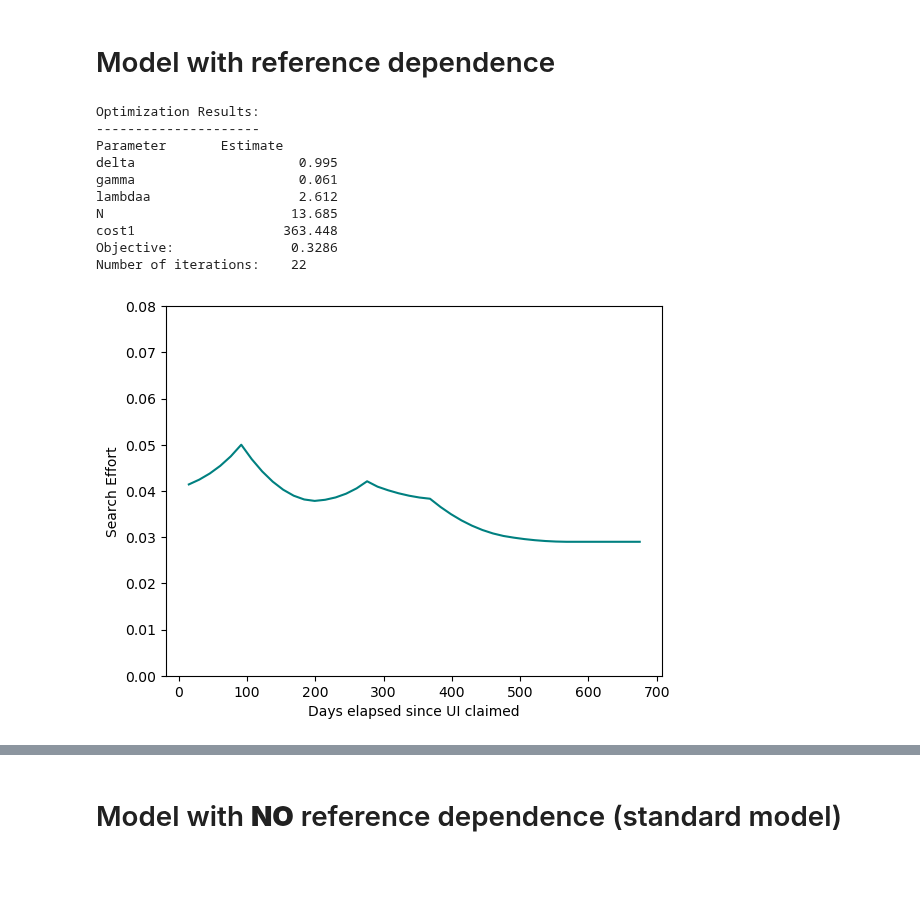
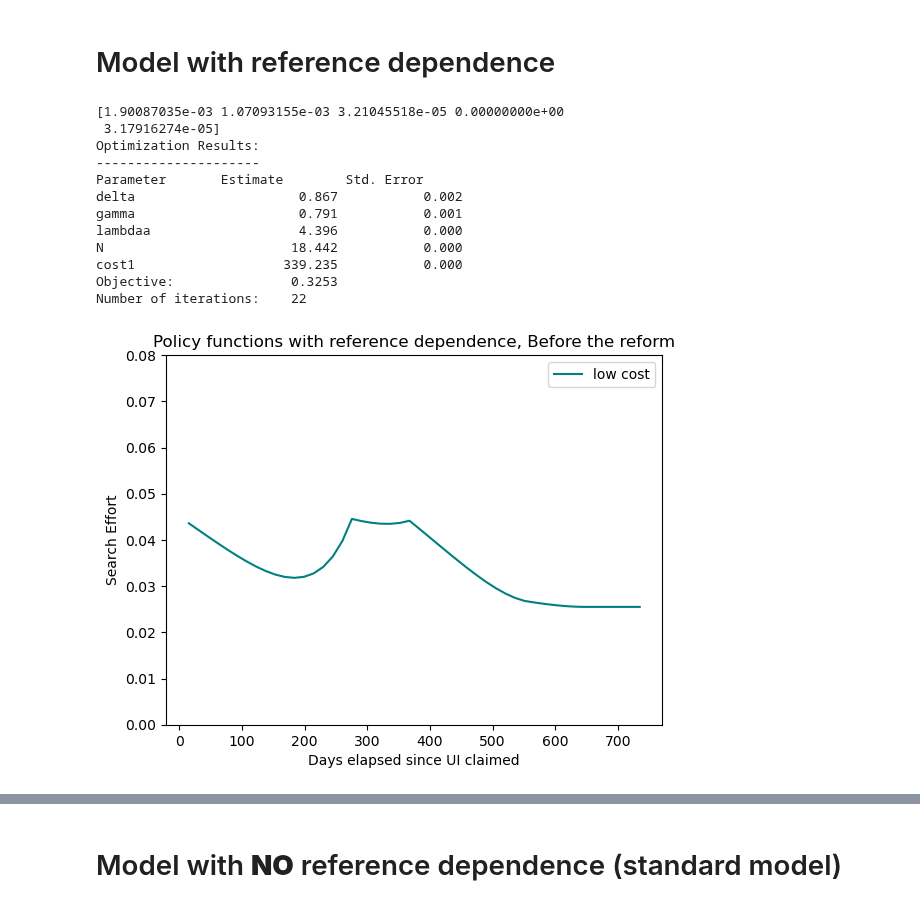
Before and after one commit to qrn838/Dynamic-programming-project, a Jupyter notebook: 2. Estimation - HTM.ipynb, the cells around one changed output, grey strips where cells are left out. Cells and saved outputs as stored; diff of their text form; code cells hidden in the pictures; blank space fills up the shorter version.

```diff
--- a/2. Estimation - HTM.ipynb
+++ b/2. Estimation - HTM.ipynb
@@ -25,20 +25,22 @@ The autoreload extension is already loaded. To reload it, use:
 # %% [markdown]
 # Model with reference dependence
 # %%
+# Setup
 model.par.eta = 1  # Reference dependence
 model.par.types = 1  # No heterogeneity
 model.allocate()
 
+# Estimation setuå
 est_par = ['delta', 'gamma', 'lambdaa', 'N', 'cost1'] # Parameters to estimate
 theta0 = [0.95, 0.1, 1.0, 10, 100.0]  # Initial guesses
 bounds = [(0.5, 1), (0.001, 10.0), (0.0, 10.0), (0,50), (0.0,500)] # Bounds for the parameters
 
-# est = method_simulated_moments(model, est_par,theta0,bounds,weight=False)
 
+#  Random starting values:
 model.par.noOfParams = len(est_par)
-model.par.noSearchInits = 300
+model.par.noSearchInits = 1
+np.random.seed(180615)
 
-np.random.seed(180615)
 for i in range(model.par.noSearchInits):
 
     theta0 = [np.random.uniform(model.par.lb_delta, model.par.ub_delta),
@@ -58,6 +60,8 @@ for i in range(model.par.noSearchInits):
             est_best = est.fun
             par = est.x
             nit = est.nit
+            jac = est.jac
+            obj_ref = est_best
 
     except Exception as e:
         # Print the exception message and continue with the next iteration
@@ -66,37 +70,43 @@ for i in range(model.par.noSearchInits):
 
 
 
+# Calculating the standard errors
+# cov = np.linalg.inv(jac.T @ jac)
+err = np.sqrt(jac)
+
 print("Optimization Results:")
 print("---------------------")
-print(f'{"Parameter":<15} {"Estimate":<15}')
-for param, estimate in zip(est_par, par):
-    print(f'{param:<15} {estimate:>15.3f}')
+print(f'{"Parameter":<15} {"Estimate":<15} {"Std. Error":<15}')
+for param, estimate, error in zip(est_par, par, jac):
+    print(f'{param:<15} {estimate:>15.3f} {error:>15.3f}')
 print(f'Objective:               {est_best:.4f}')
 print(f'Number of iterations:    {nit}')
 # %% [output]
+[1.90087035e-03 1.07093155e-03 3.21045518e-05 0.00000000e+00
+ 3.17916274e-05]
 Optimization Results:
 ---------------------
-Parameter       Estimate
-delta                     0.995
-gamma                     0.061
-lambdaa                   2.612
-N                        13.685
-cost1                   363.448
-Objective:               0.3286
+Parameter       Estimate        Std. Error
+delta                     0.867           0.002
+gamma                     0.791           0.001
+lambdaa                   4.396           0.000
+N                        18.442           0.000
+cost1                   339.235           0.000
+Objective:               0.3253
 Number of iterations:    22
 # %%
-search_effort = solve_search_effort_HTM(model.par)
+search_effort_reference = solve_search_effort_HTM(model.par)
 time = np.linspace(0, model.par.T, model.par.T)
-plt.plot((time+1)*15, search_effort[0,:], label = 'low cost', color='teal')
+plt.plot((time+1)*15, search_effort_reference[0,:], label = 'low cost', color='teal')
 # plt.plot((time+1)*15, search_effort[1,:], label = 'medium cost', color='orange')
 #plt.plot(time, search_effort[2,:], label = 'high' )
 #plt.text(0.5, 0.96, '(Note that high cost is 0)', horizontalalignment='center', verticalalignment='center', transform=plt.gca().transAxes)
 plt.xlabel('Days elapsed since UI claimed')
 plt.ylabel('Search Effort')
-# plt.title('Policy functions with reference dependence, Before the reform')
-# plt.legend()
+plt.title('Policy functions with reference dependence, Before the reform')
+plt.legend()
 plt.ylim(0.0, 0.08)
 plt.show()
 # %% [output]
-[figure, old version]
+[figure, new version]
 # %%
```
Also changed, not shown: parts of 14 cells of this notebook, 1 other file.
